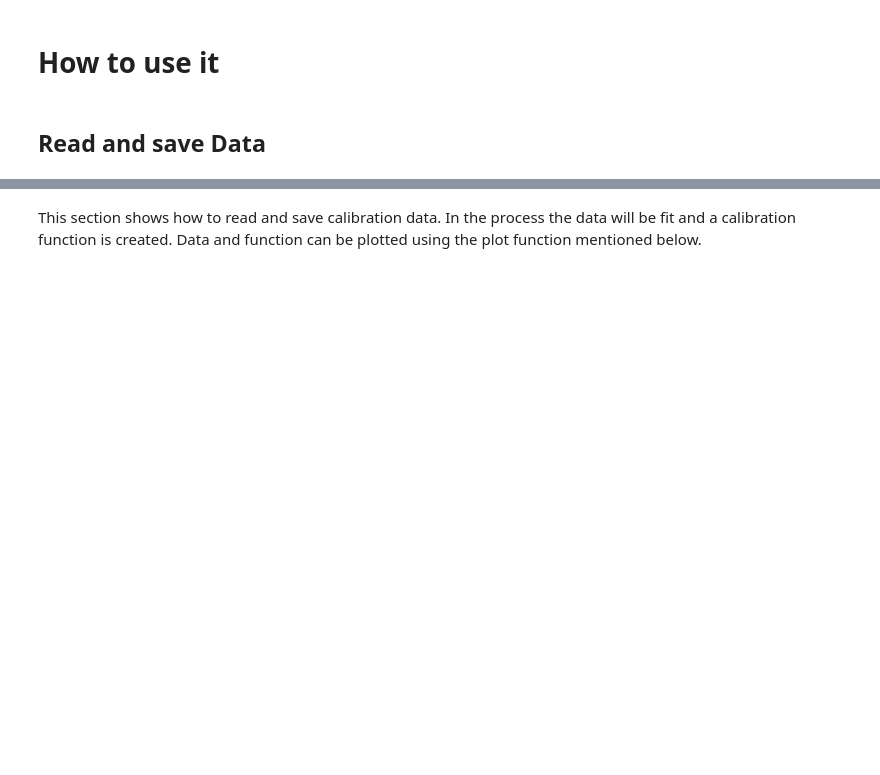
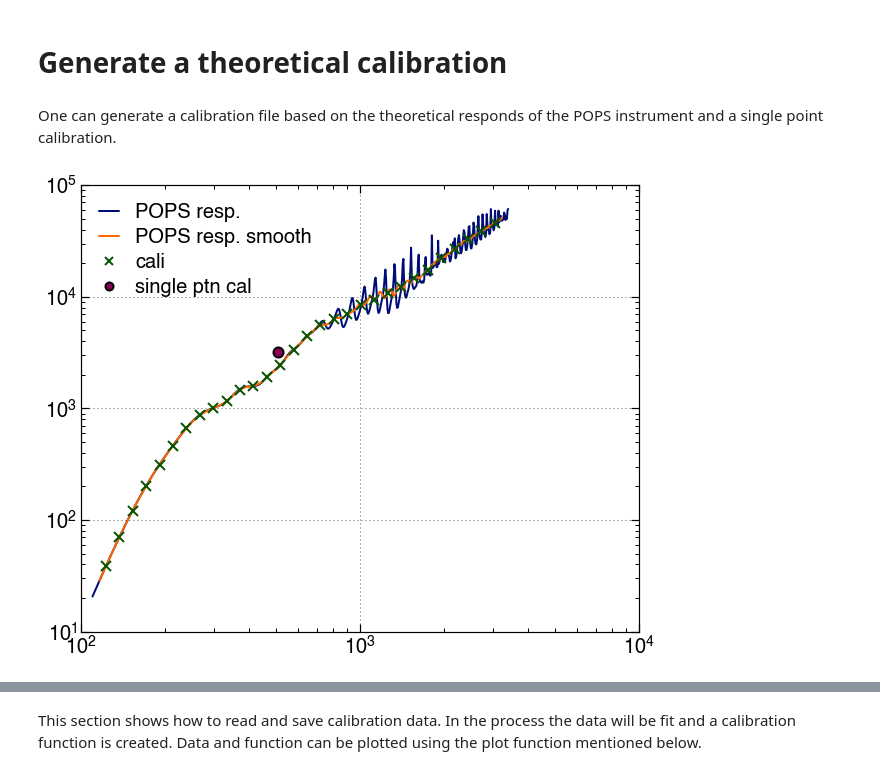
Before and after one commit to wblumberg/atm-py, a Jupyter notebook: examples/instruments_POPS_calibration.ipynb, the cells around one changed output, grey strips where cells are left out. Drawn from its saved outputs; the diff is of its cells as text; code cells hidden in the pictures; blank space fills up the shorter version.

Commit message:
new: generate theoretical calibration changes: I improved the spline fitting a little bit

```diff
--- a/examples/instruments_POPS_calibration.ipynb
+++ b/examples/instruments_POPS_calibration.ipynb
@@ -3,7 +3,21 @@ from atmPy.instruments.POPS import calibration
 from atmPy.tools import plt_tools
 %matplotlib inline
 plt_tools.setRcParams(plt)
-# %% [markdown]
-# How to use it
-# %% [markdown]
-## Read and save Data
+# %% [markdown]
+# Generate a theoretical calibration
+# %% [markdown]
+One can generate a calibration file based on the theoretical responds of the POPS instrument and a single point calibration.
+# %%
+cali, a = calibration.generate_calibration(single_pnt_cali_d = 510,
+                                             single_pnt_cali_ior = 1.6,
+                                             single_pnt_cali_int = 10**3.508,
+                                             ior = 1.5,
+                                             dr=np.array([110, 3400]),
+                                             no_pts = 600,
+                                             no_cal_pts = 30,
+                                             plot = True,
+                                             raise_error = True,
+                                             test = False
+                                            )
+# %% [output]
+[figure, added]
```
Also changed, not shown: parts of 8 cells of this notebook, 2 other files.
